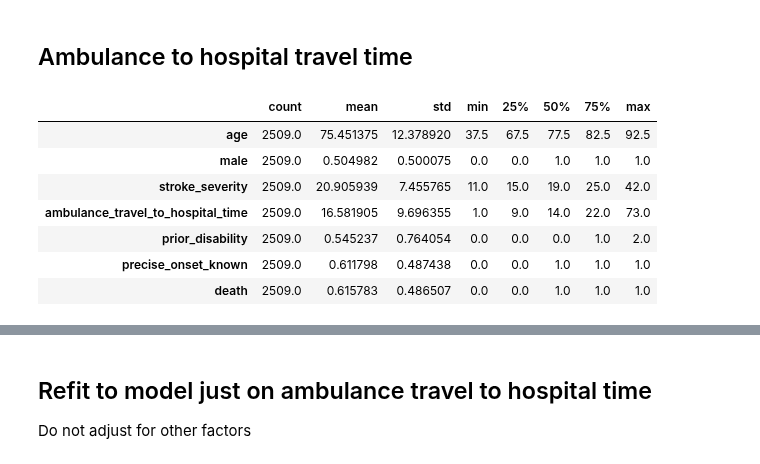
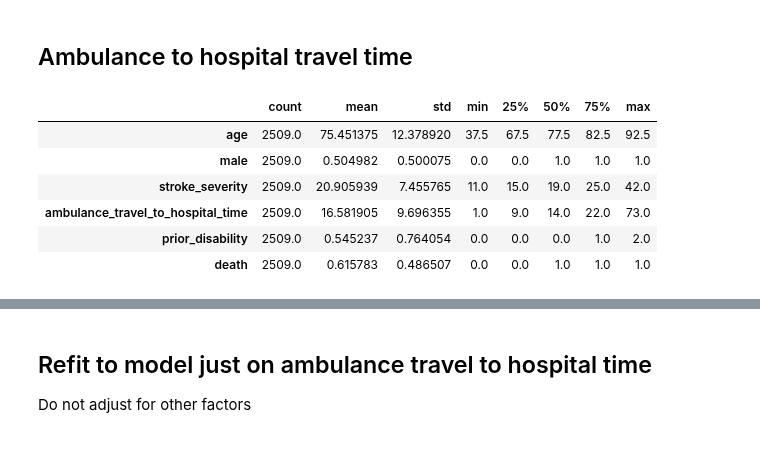
Before and after one commit to samuel-book/samuel_2_production, a Jupyter notebook: hemorrhage/01_time_to_hospital_and_death.ipynb, the cells around one changed output, grey strips where cells are left out. Cells and saved outputs as stored; diff of their text form; code cells hidden in the pictures.

```diff
--- a/hemorrhage/01_time_to_hospital_and_death.ipynb
+++ b/hemorrhage/01_time_to_hospital_and_death.ipynb
@@ -47,27 +47,25 @@ data = data[data['stroke_severity'] > 10]
 # %%
 # Get selected data
 fields = ['age',
           'male',
           'stroke_severity',
           'ambulance_travel_to_hospital_time',
           'prior_disability',
-          'precise_onset_known',
           'death']
 
 # Get data
 selected_data = data[fields]
 selected_data = selected_data.dropna()
 
 # Show data
 selected_data.describe().T
 # %% [output]
 |  | count | mean | std | min | 25% | 50% | 75% | max |
 | age | 2509.0 | 75.451375 | 12.378920 | 37.5 | 67.5 | 77.5 | 82.5 | 92.5 |
 | male | 2509.0 | 0.504982 | 0.500075 | 0.0 | 0.0 | 1.0 | 1.0 | 1.0 |
 | stroke_severity | 2509.0 | 20.905939 | 7.455765 | 11.0 | 15.0 | 19.0 | 25.0 | 42.0 |
 | ambulance_travel_to_hospital_time | 2509.0 | 16.581905 | 9.696355 | 1.0 | 9.0 | 14.0 | 22.0 | 73.0 |
 | prior_disability | 2509.0 | 0.545237 | 0.764054 | 0.0 | 0.0 | 0.0 | 1.0 | 2.0 |
-| precise_onset_known | 2509.0 | 0.611798 | 0.487438 | 0.0 | 0.0 | 1.0 | 1.0 | 1.0 |
 | death | 2509.0 | 0.615783 | 0.486507 | 0.0 | 0.0 | 1.0 | 1.0 | 1.0 |
 # %%
 # Split into X and Y
```
Also changed, not shown: parts of 3 cells of this notebook.
